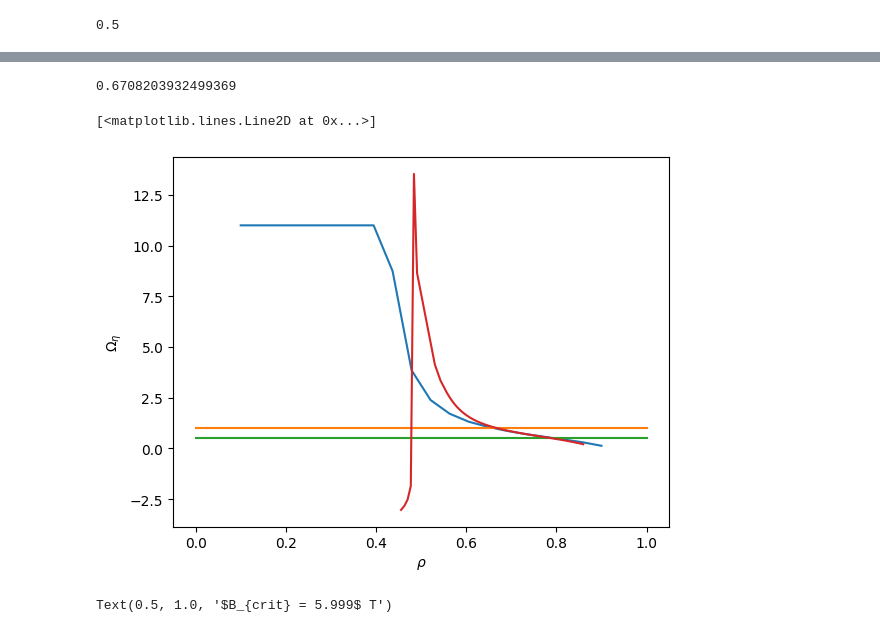
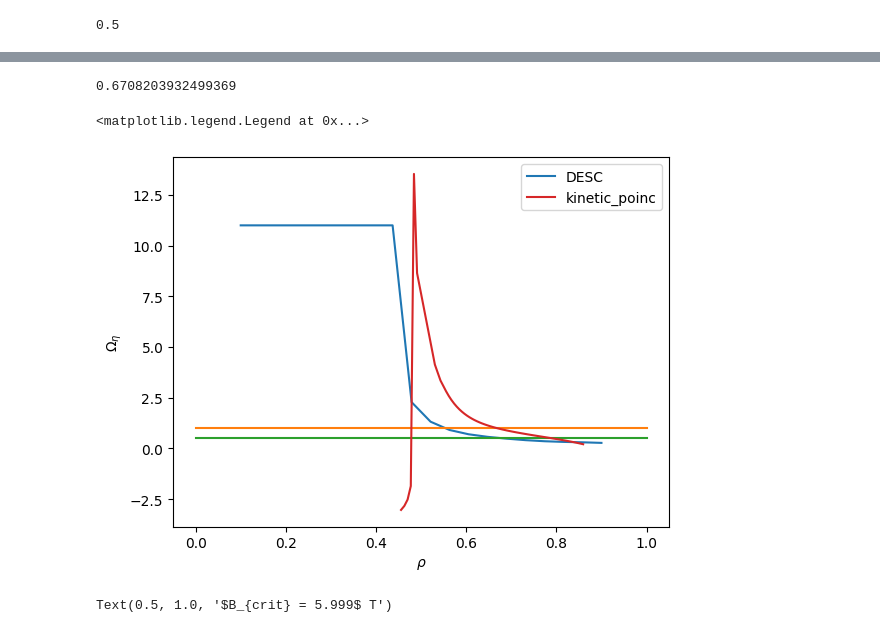
Before and after one commit to jlabbate15/DESC_TrappedRes, a Jupyter notebook: desc/ResonanceOpt/results_01282026.ipynb, the cells around one changed output, grey strips where cells are left out. Drawn from its saved outputs; the diff is of its cells as text; code cells hidden in the pictures.

```diff
--- a/desc/ResonanceOpt/results_01282026.ipynb
+++ b/desc/ResonanceOpt/results_01282026.ipynb
@@ -17,13 +17,14 @@ eq = desc.io.load("desc_eq_beta2.5_QA.h5")
 
 # rhos = np.sqrt(np.linspace(0.1,0.9,20)) # rho = sqrt(s)
 rhos = np.linspace(0.1,0.9,20)
-alphas = np.linspace(0,2*np.pi,7)
+alphas = np.linspace(0,2*np.pi,4)
 # pitch_invs = None
 N=0
 num_transit = 6
 wd_blur = 1.2
 num_pitch = 2
 pitch_invs = np.linspace(5.999,6.01,num_pitch)
+KE_frac = 1
 ##
 # %%
 obj = TrappedResonance(
@@ -36,6 +37,7 @@ obj = TrappedResonance(
                         wd_blur=wd_blur,
                         num_pitch=num_pitch,
                         pitch_method=2,
+                        KE_frac=np.array([KE_frac]),
                         pitch_invs=pitch_invs,
                         STAB_SACRIFICE=False, # True = sacrifice Omega_eta' for numerical stability,
                         DEBUG=True,
@@ -189,20 +196,21 @@ Text(0, 0.5, '$\\Delta s$')
 # %%
 print(np.sqrt(0.45))
 fig5,ax5 = plt.subplots()
-ax5.plot(value['rhos'],value['omega_arr'][:,0,0])
+ax5.plot(value['rhos'],value['omega_arr'][:,0,0],label='DESC')
 ax5.set_xlabel(r'$\rho$')
 ax5.set_ylabel(r'$\Omega_\eta$')
 ax5.plot([0,1],[1,1])
 ax5.plot([0,1],[0.5,0.5])
 
 s_kpoinc = np.loadtxt('rad_perfect.txt')
 omega_eta_kpoinc = np.loadtxt('omega_perfect.txt')
-ax5.plot(s_kpoinc**0.5,-omega_eta_kpoinc)
+ax5.plot(s_kpoinc**0.5,-omega_eta_kpoinc,label='kinetic_poinc')
+ax5.legend()
 # ax5.set_ylim([0,2])
 # %% [output]
 0.6708203932499369
-[<matplotlib.lines.Line2D at 0x...>]
+<matplotlib.legend.Legend at 0x...>
-[figure, old version]
+[figure, new version]
 # %%
 fig2,ax2 = plt.subplots()
 ax2.plot(rhos,Deltapsi[:,0,i_res],'-o',label='res = '+ str(value['res_arr'][i_res]))
```
Also changed, not shown: parts of 6 cells of this notebook, 2 other files.
